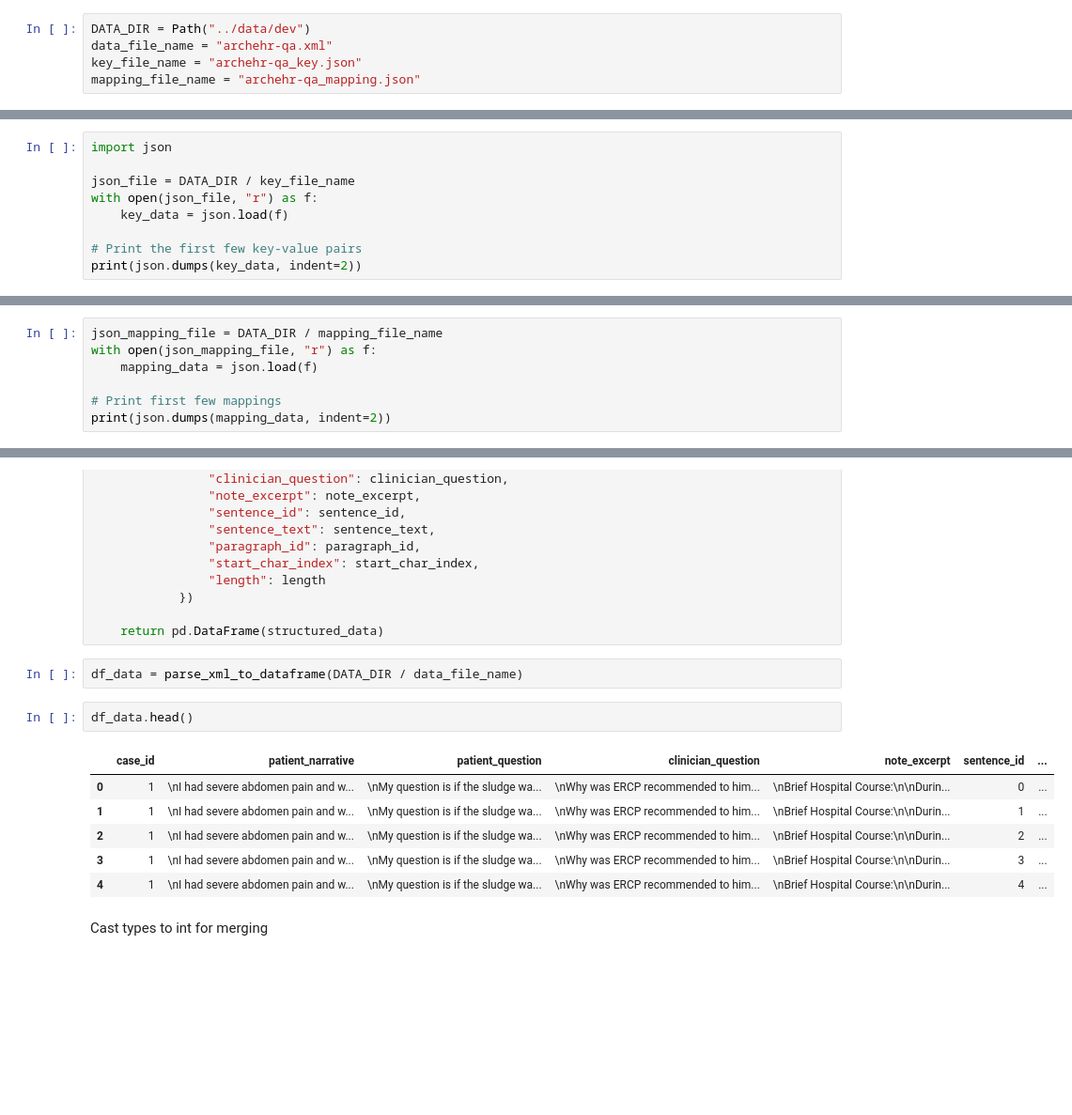
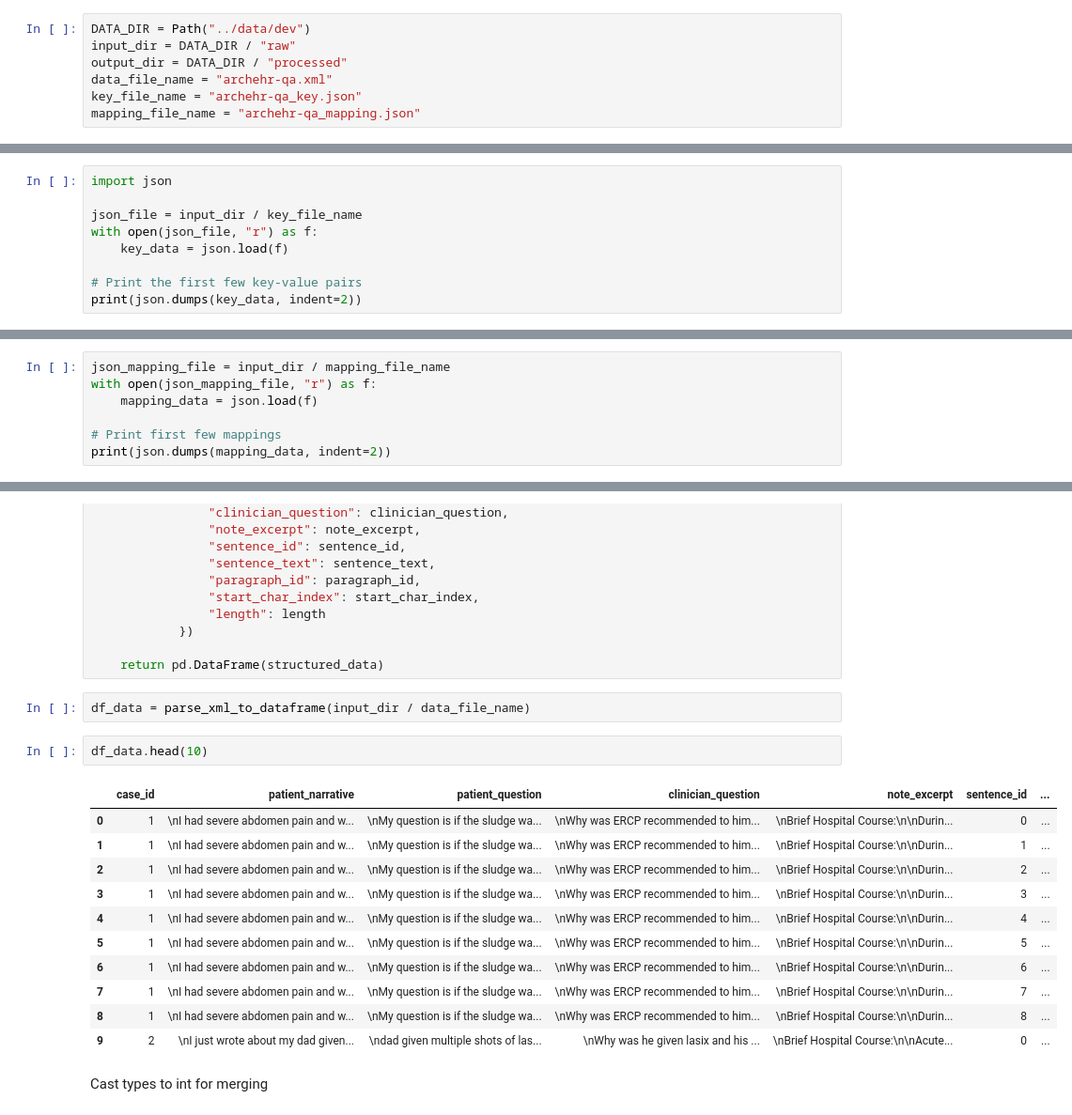
Before and after one commit to KRLabsOrg/verbatim-rag, a Jupyter notebook: exploration/exploration.ipynb, the cells around one changed output, grey strips where cells are left out. Shown at 94% size. Drawn from its saved outputs; the diff is of its cells as text; blank space fills up the shorter version.

Commit message:
Preprocess/Clean the data

```diff
--- a/exploration/exploration.ipynb
+++ b/exploration/exploration.ipynb
@@ -19,6 +21,8 @@ import sys
 sys.path.append('../../')
 # %%
 DATA_DIR = Path("../data/dev")
+input_dir = DATA_DIR / "raw"
+output_dir = DATA_DIR / "processed"
 data_file_name = "archehr-qa.xml"
 key_file_name = "archehr-qa_key.json"
 mapping_file_name = "archehr-qa_mapping.json"
@@ -33,7 +37,7 @@ Load from json file
 # %%
 import json
 
-json_file = DATA_DIR / key_file_name
+json_file = input_dir / key_file_name
 with open(json_file, "r") as f:
     key_data = json.load(f)
 
@@ -90,7 +94,7 @@ df_key.head()
 # %% [markdown]
 Load from json file
 # %%
-json_mapping_file = DATA_DIR / mapping_file_name
+json_mapping_file = input_dir / mapping_file_name
 with open(json_mapping_file, "r") as f:
     mapping_data = json.load(f)
 
@@ -185,16 +189,21 @@ def parse_xml_to_dataframe(path_to_xml):
 
     return pd.DataFrame(structured_data)
 # %%
-df_data = parse_xml_to_dataframe(DATA_DIR / data_file_name)
+df_data = parse_xml_to_dataframe(input_dir / data_file_name)
 # %%
-df_data.head()
+df_data.head(10)
 # %% [output]
 |  | case_id | patient_narrative | patient_question | clinician_question | note_excerpt | sentence_id | ... |
 | 0 | 1 | \nI had severe abdomen pain and w... | \nMy question is if the sludge wa... | \nWhy was ERCP recommended to him... | \nBrief Hospital Course:\n\nDurin... | 0 | ... |
 | 1 | 1 | \nI had severe abdomen pain and w... | \nMy question is if the sludge wa... | \nWhy was ERCP recommended to him... | \nBrief Hospital Course:\n\nDurin... | 1 | ... |
 | 2 | 1 | \nI had severe abdomen pain and w... | \nMy question is if the sludge wa... | \nWhy was ERCP recommended to him... | \nBrief Hospital Course:\n\nDurin... | 2 | ... |
 | 3 | 1 | \nI had severe abdomen pain and w... | \nMy question is if the sludge wa... | \nWhy was ERCP recommended to him... | \nBrief Hospital Course:\n\nDurin... | 3 | ... |
 | 4 | 1 | \nI had severe abdomen pain and w... | \nMy question is if the sludge wa... | \nWhy was ERCP recommended to him... | \nBrief Hospital Course:\n\nDurin... | 4 | ... |
+| 5 | 1 | \nI had severe abdomen pain and w... | \nMy question is if the sludge wa... | \nWhy was ERCP recommended to him... | \nBrief Hospital Course:\n\nDurin... | 5 | ... |
+| 6 | 1 | \nI had severe abdomen pain and w... | \nMy question is if the sludge wa... | \nWhy was ERCP recommended to him... | \nBrief Hospital Course:\n\nDurin... | 6 | ... |
+| 7 | 1 | \nI had severe abdomen pain and w... | \nMy question is if the sludge wa... | \nWhy was ERCP recommended to him... | \nBrief Hospital Course:\n\nDurin... | 7 | ... |
+| 8 | 1 | \nI had severe abdomen pain and w... | \nMy question is if the sludge wa... | \nWhy was ERCP recommended to him... | \nBrief Hospital Course:\n\nDurin... | 8 | ... |
+| 9 | 2 | \nI just wrote about my dad given... | \ndad given multiple shots of las... | \nWhy was he given lasix and his ... | \nBrief Hospital Course:\n\nAcute... | 0 | ... |
 # %% [markdown]
 Cast types to int for merging
 # %%
```
Also changed, not shown: parts of 40 cells of this notebook.
